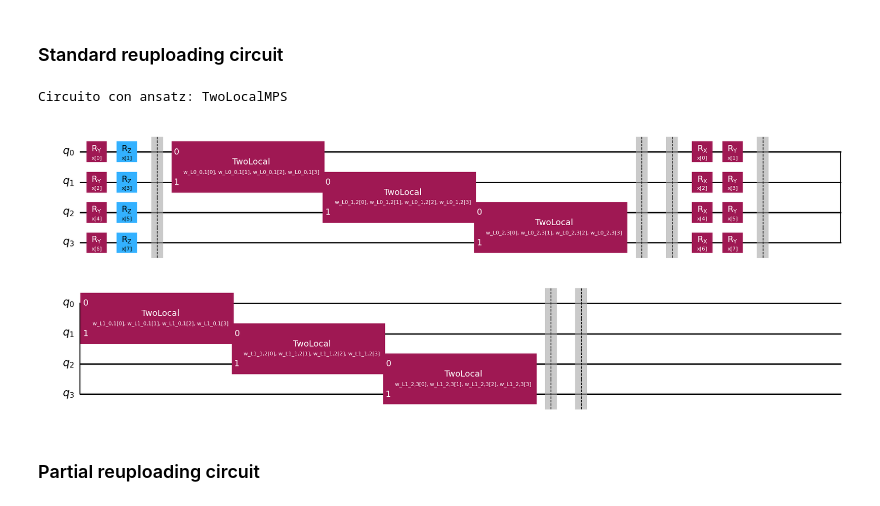
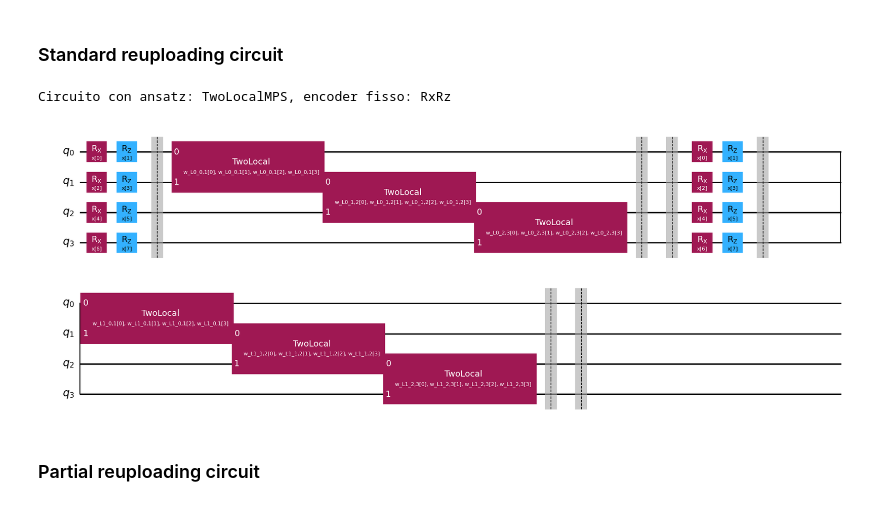
Before and after one commit to Davy592/Quantum-Metric-Learning-with-Reuploading, a Jupyter notebook: Quantum Metric Learning.ipynb, the cells around one changed output. Drawn from its saved outputs; the diff is of its cells as text; code cells hidden in the pictures.

Commit message:
Updated standard reuploading circuit to support fixed encoder

```diff
--- a/Quantum Metric Learning.ipynb
+++ b/Quantum Metric Learning.ipynb
@@ -831,16 +831,17 @@ from qiskit.circuit import ParameterVector
 from qiskit.circuit.library import RealAmplitudes
 import math
 
-def build_mps_reuploading_model(n_features, layers=2, ansatz_type="MPS"):
+def build_mps_reuploading_model(n_features, layers=2, fixed_encoder=None, ansatz_type="MPS"):
     """
-    Costruisce un classificatore Re-uploading usando:
-    - Layer 1: yz_angles_encoding + MPS
-    - Layer 2: RxRy_encoding + MPS
+    Costruisce un classificatore Re-uploading usando combinazioni di encoder e ansatz.
 
     Args:
         n_features (int): Numero di dati in input.
-        layers (int): Quante volte ripetere la sequenza [Encoder -> MPS] (default=2).
+        layers (int): Quante volte ripetere la sequenza [Encoder -> Ansatz] (default=2).
         ansatz_type (str): Tipo di ansatz - "MPS" o "TwoLocalMPS" (default="MPS").
+        fixed_encoder (str): Se None, cicla tra i tre encoder (yz, RxRy, RzRx).
+                            Se specificato, usa lo stesso encoder per tutti i layer.
+                            Opzioni: "yz", "RxRy", "RzRx", "RxRz", "RyRx" (default=None).
     """
 
     # Calcoliamo il numero di qubit necessari
@@ -851,47 +852,69 @@ def build_mps_reuploading_model(n_features, layers=2, ansatz_type="MPS"):
 
     # Creiamo i parametri di input UNA VOLTA SOLA (condivisi tra tutti i layer)
     input_params = ParameterVector("x", n_features)
 
     # Ciclo di Re-uploading (Sandwich)
     for layer in range(layers):
 
         # --- A. Aggiungiamo l'Encoder ---
-        encoder_choice = layer % 3
+        if fixed_encoder is None:
+            # Comportamento ciclico: cicla tra i tre encoder
+            encoder_choice = layer % 3
 
-        if encoder_choice == 0:
-            # YZ encoding (RY, RZ)
-            encoder_block = yz_angles_encoding(n_features, params=input_params)
-        elif encoder_choice == 1:
-            # RX-RY encoding (RX, RY)
-            encoder_block = RxRy_encoding(n_features, params=input_params)
+            if encoder_choice == 0:
+                # YZ encoding (RY, RZ)
+                encoder_block = yz_angles_encoding(n_features, params=input_params)
+            elif encoder_choice == 1:
+                # RX-RY encoding (RX, RY)
+                encoder_block = RxRy_encoding(n_features, params=input_params)
+            else:
+                # RZ-RX encoding (RZ, RX)
+                encoder_block = RzRx_encoding(n_features, params=input_params)
         else:
-            # RZ-RX encoding (RZ, RX)
-            encoder_block = RzRx_encoding(n_features, params=input_params)
+            # Usa l'encoder fisso specificato per tutti i layer
+            if fixed_encoder == "yz":
+                encoder_block = yz_angles_encoding(n_features, params=input_params)
+            elif fixed_encoder == "RxRy":
+                encoder_block = RxRy_encoding(n_features, params=input_params)
+            elif fixed_encoder == "RxRz":
+                encoder_block = RxRz_encoding(n_features, params=input_params)
+            elif fixed_encoder == "RyRx":
+                encoder_block = RyRx_encoding(n_features, params=input_params)
+            elif fixed_encoder == "RzRx":
+                encoder_block = RzRx_encoding(n_features, params=input_params)
+            else:
+                raise ValueError(f"Encoder '{fixed_encoder}' non supportato. "
+                               "Usa: 'yz', 'RxRy', 'RxRz', 'RyRx', 'RzRx' o None per il comportamento ciclico.")
 
         full_qc.compose(encoder_block, inplace=True)
         full_qc.barrier()
 
         # --- B. Aggiungiamo l'Ansatz (MPS o TwoLocalMPS) ---
         ansatz_block = create_ansatz(n_qubits, parameter_prefix=f"w_L{layer}", ansatz_type=ansatz_type, reps=1)
         full_qc.compose(ansatz_block, inplace=True)
 
         full_qc.barrier()
         full_qc.barrier()
 
     return full_qc
 
 # --- TEST ---
 # Supponiamo 8 feature e 2 livelli di profondità
 # Cambia ansatz_type="TwoLocalMPS" per usare TwoLocal invece di RealAmplitudes
-ansatz_type = "TwoLocalMPS"
-qnn_std_reupload = build_mps_reuploading_model(n_features=8, layers=2, ansatz_type=ansatz_type)
+# Prova diversi encoder:
+# - fixed_encoder=None: cicla tra yz, RxRy, RzRx (default)
+# - fixed_encoder="RxRz": usa RxRz per tutti i layer
+
+ansatz_type = "TwoLocalMPS"  # Scegli tra "MPS" e "TwoLocalMPS"
+fixed_enc = "RxRz"  # Usa RxRz per tutti i layer
+qnn_std_reupload = build_mps_reuploading_model(n_features=8, layers=2, fixed_encoder=fixed_enc, ansatz_type=ansatz_type)
 
 # Disegniamo il risultato
-print(f"Circuito con ansatz: {ansatz_type}")
+print(f"Circuito con encoder: {fixed_enc}, ansatz: {ansatz_type}")
 qnn_std_reupload.draw(output="mpl")
 # %% [output]
-Circuito con ansatz: TwoLocalMPS
+Circuito con ansatz: TwoLocalMPS, encoder fisso: RxRz
-[figure, old version]
+[figure, new version]
 # %% [markdown]
 ### Partial reuploading circuit
 # %%
```
